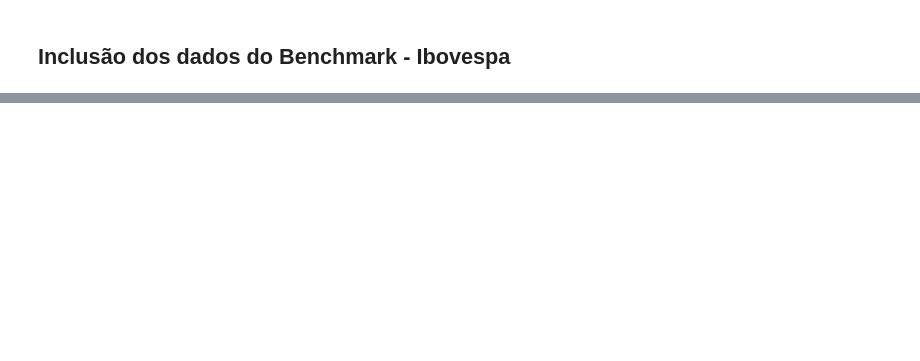
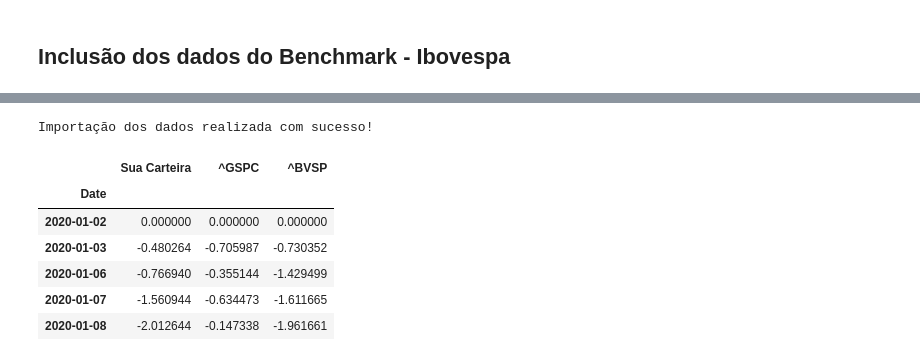
Before and after one commit to gabrieldepaiva/ProjetosParalelos, a Jupyter notebook: Analise_Carteira_de_Acoes_Pessoal.ipynb, the cells around one changed output, grey strips where cells are left out. Saved outputs shown, nothing was run; the diff lists cells and outputs as text; code cells hidden in the pictures; blank space fills up the shorter version.

```diff
--- a/Analise_Carteira_de_Acoes_Pessoal.ipynb
+++ b/Analise_Carteira_de_Acoes_Pessoal.ipynb
@@ -71,0 +161,11 @@ ValorTotal.head()
+# %%
+BaseDados2 = pd.DataFrame()
+
+for indice in benchmarks:
+  BaseDados2[indice] = data.DataReader(indice, data_source = 'yahoo',start = inicio)['Adj Close']
+
+bmk_var_acum = ((BaseDados2/BaseDados2.iloc[0])-1)*100
+
+print('Importação dos dados realizada com sucesso!')
+# %% [output]
+Importação dos dados realizada com sucesso!
@@ -71,0 +181,10 @@ ValorTotal.head()
+# %%
+tabela_final.head()
+# %% [output]
+|  | Sua Carteira | ^GSPC | ^BVSP |
+| Date |  |  |  |
+| 2020-01-02 | 0.000000 | 0.000000 | 0.000000 |
+| 2020-01-03 | -0.480264 | -0.705987 | -0.730352 |
+| 2020-01-06 | -0.766940 | -0.355144 | -1.429499 |
+| 2020-01-07 | -1.560944 | -0.634473 | -1.611665 |
+| 2020-01-08 | -2.012644 | -0.147338 | -1.961661 |
```
Also changed, not shown: parts of 16 cells of this notebook.
